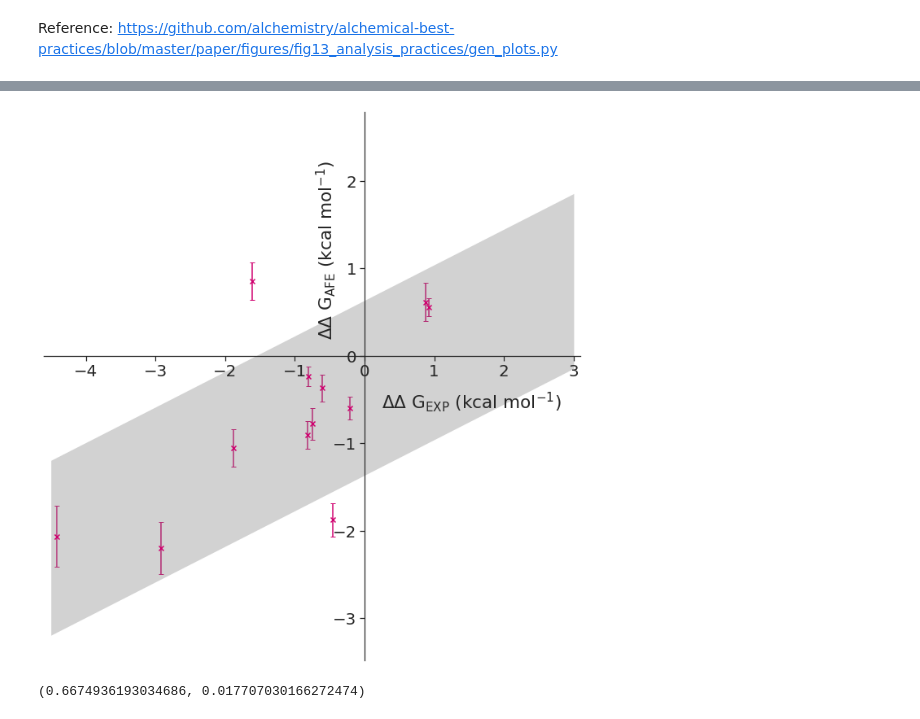
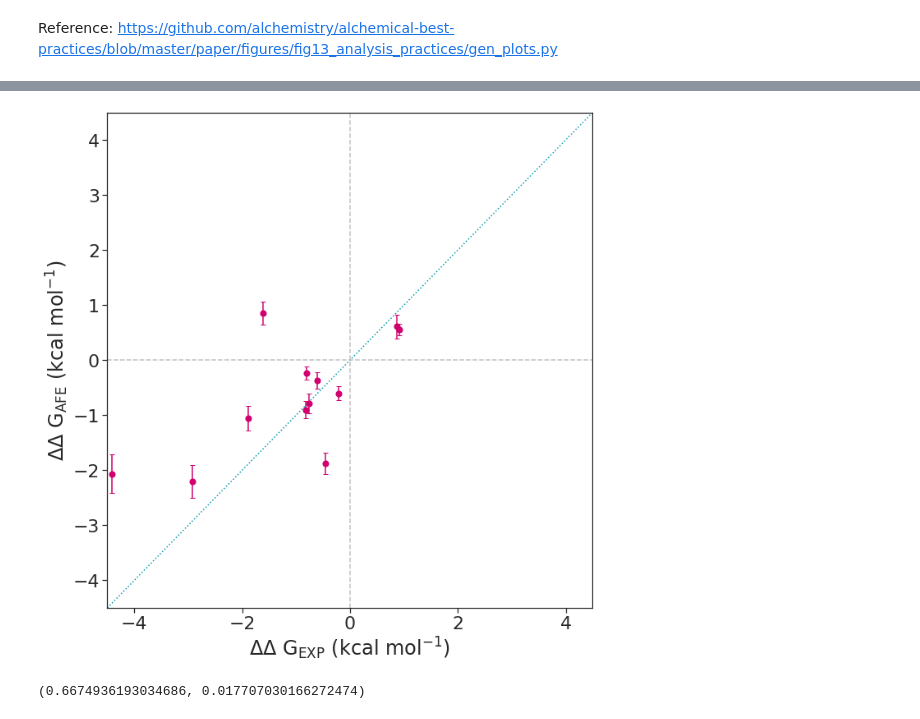
Before and after one commit to jasmin-guven/first_year_project, a Jupyter notebook: execution_model/scripts/correlation.ipynb, the cells around one changed output, grey strips where cells are left out. Saved outputs shown, nothing was run; the diff lists cells and outputs as text; code cells hidden in the pictures.

Commit message:
better corr plot

```diff
--- a/execution_model/scripts/correlation.ipynb
+++ b/execution_model/scripts/correlation.ipynb
@@ -115,36 +16,29 @@ plt.fill_between([min(ddg_exp), max(ddg_exp)], [min(ddg_afe)+1.0, max(ddg_afe)+1
 # %%
-fig = plt.figure(figsize=(10, 10))
-ax = fig.add_subplot()
-sns.set(context="notebook", palette="colorblind", style="ticks", font_scale=1.8)
-ax.scatter(ddg_exp, ddg_afe, marker="x", color="#D0006F")
-ax.scatter(3, 2.5, s=0)
-(_, caps, _) = ax.errorbar(ddg_exp,
-                            ddg_afe,
-                            color="#D0006F",
-                            yerr=afe_err,
-                            capsize=3,
-                            linestyle="",
-                            zorder=-1)
+plt.figure(figsize=(10, 10))
+sns.set(context="notebook", palette="colorblind", style="ticks", font_scale=2)
+plt.scatter(ddg_exp, ddg_afe, s=50, color="#D0006F")
+plt.scatter(3, 2.5, s=0)
 
-plt.fill_between([-4.5,3],
-                 [min(ddg_afe)+1.0, max(ddg_afe)+1.0],
-                 [min(ddg_afe)-1.0, max(ddg_afe)-1.0],
-                 color="grey",
-                 alpha=0.35,
-                 zorder=-1,
-                 linewidth=0,
-                 label=r"$\pm$ 1 kcal mol$^{-1}$")
-ax.spines["left"].set_position("zero")
-ax.spines["bottom"].set_position("zero")
-ax.spines["right"].set_linewidth(0.0)
-ax.spines["top"].set_linewidth(0.0)
-ax.set_xlim(-4.6, 3.1)
-ax.text(0.25, -0.6, s=r"$\Delta\Delta$ G$_{\mathrm{EXP}}$ (kcal mol$^{-1}$)")
-ax.text(-0.725, 0.25, s=r"$\Delta\Delta$ G$_{\mathrm{AFE}}$ (kcal mol$^{-1}$)", rotation="vertical")
-fig.tight_layout()
-fig.savefig("../../plots/free_energy/correlation.pdf")
+(_, caps, _) = plt.errorbar(ddg_exp,
+                           ddg_afe,
+                           color="#D0006F",
+                           yerr=afe_err,
+                           capsize=3,
+                           linestyle="",
+                           zorder=-1)
+
+plt.plot([-4.5, 4.5], [-4.5, 4.5], color="#0099AB", linestyle=":", zorder=-1)
+plt.vlines(0, -4.5, 4.5, color = "silver", linestyle="--", zorder=-1)
+plt.hlines(0, -4.5, 4.5, color = "silver", linestyle="--", zorder=-1)
+
+plt.xlabel(r"$\Delta\Delta$ G$_{\mathrm{EXP}}$ (kcal mol$^{-1}$)")
+plt.ylabel(r"$\Delta\Delta$ G$_{\mathrm{AFE}}$ (kcal mol$^{-1}$)")
+plt.xlim(-4.5, 4.5)
+plt.ylim(-4.5, 4.5)
+plt.tight_layout()
+plt.savefig("../../plots/free_energy/correlation.pdf")
 # %% [output]
-[figure, old version]
+[figure, new version]
 # %%
 pearson_r = scipy.stats.pearsonr(ddg_exp, ddg_afe)
 pearson_r
```
Also changed, not shown: parts of 8 cells of this notebook, 1 other file.
